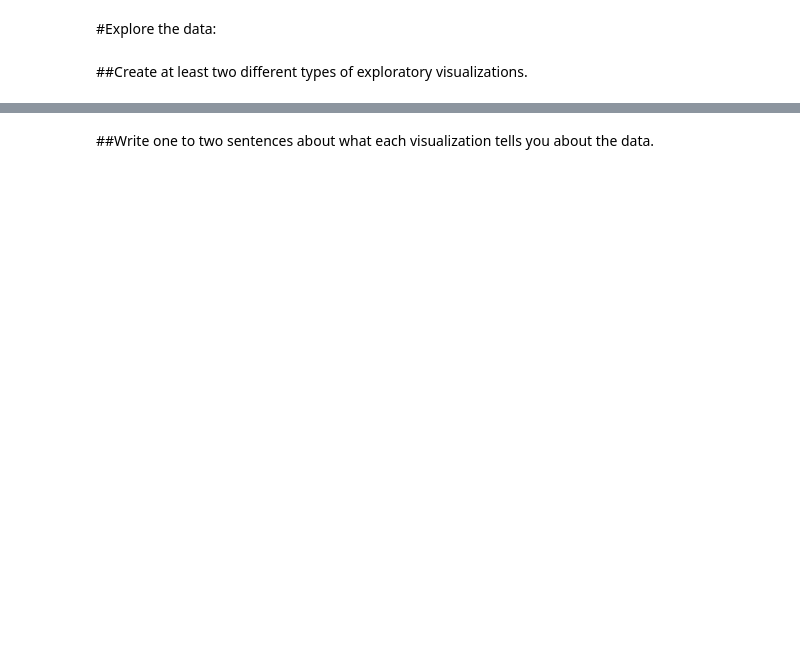
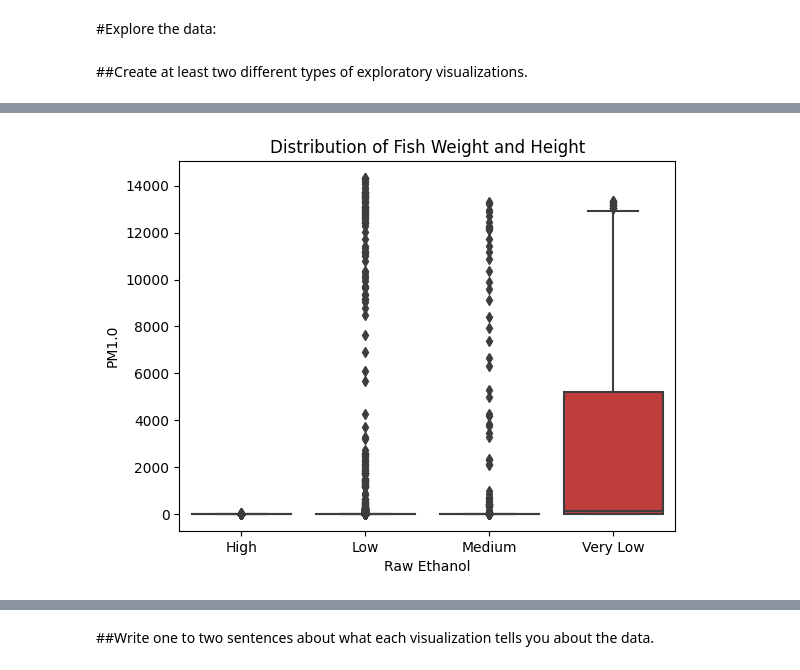
Before and after one commit to hawkeyedatatsai/Maching-Learning-Classification, a Jupyter notebook: Maching_Learning_Mock_Classification.ipynb, the cells around one changed output, grey strips where cells are left out. Saved outputs shown, nothing was run; the diff lists cells and outputs as text; code cells hidden in the pictures; blank space fills up the shorter version.

```diff
--- a/Maching_Learning_Mock_Classification.ipynb
+++ b/Maching_Learning_Mock_Classification.ipynb
@@ -241,0 +274,6 @@ df.describe()
+# %%
+# Boxplot
+ax = sns.boxplot(x='Raw Ethanol', y='PM1.0', data=df)
+ax.set_title("Distribution of Fish Weight and Height");
+# %% [output]
+[figure, added]
```
Also changed, not shown: parts of 10 cells of this notebook.
